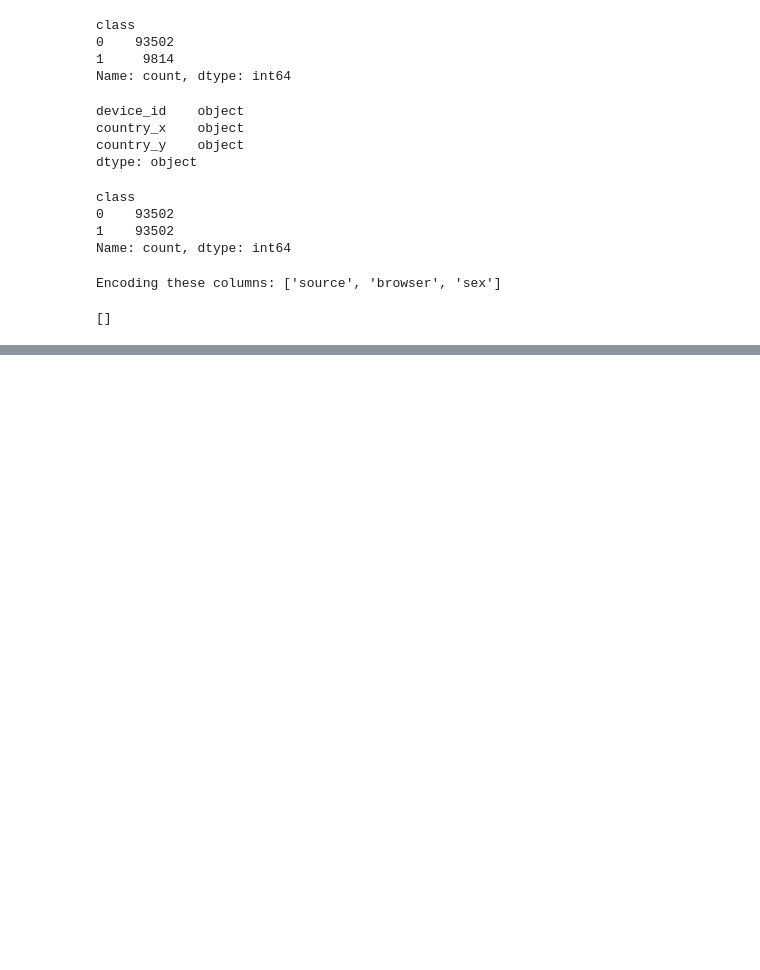
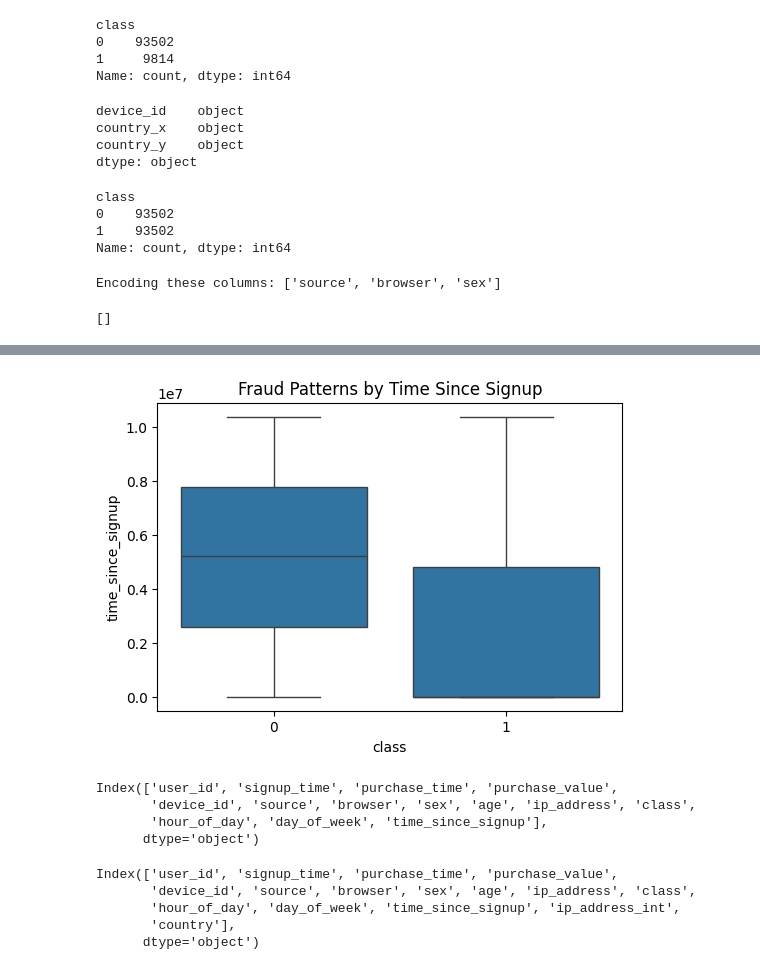
Before and after one commit to yordanosmoges2/Improved-Detection-of-Fraud-Cases-for-E-Commerce-and-Bank-Transactions, a Jupyter notebook: notebooks/task1.ipynb, the cells around one changed output, grey strips where cells are left out. Saved outputs shown, nothing was run; the diff lists cells and outputs as text; code cells hidden in the pictures; blank space fills up the shorter version.

```diff
--- a/notebooks/task1.ipynb
+++ b/notebooks/task1.ipynb
@@ -456,0 +545,14 @@ Encoding these columns: ['source', 'browser', 'sex']
+# %%
+plt.figure(figsize=(6,4))
+sns.boxplot(x="class", y="time_since_signup", data=fraud)
+plt.title("Fraud Patterns by Time Since Signup")
+plt.show()
+# %% [output]
+[figure, added]
+# %%
+fraud.columns
+# %% [output]
+Index(['user_id', 'signup_time', 'purchase_time', 'purchase_value',
+       'device_id', 'source', 'browser', 'sex', 'age', 'ip_address', 'class',
+       'hour_of_day', 'day_of_week', 'time_since_signup'],
+      dtype='object')
@@ -456,0 +577,8 @@ Encoding these columns: ['source', 'browser', 'sex']
+# %%
+fraud.columns
+# %% [output]
+Index(['user_id', 'signup_time', 'purchase_time', 'purchase_value',
+       'device_id', 'source', 'browser', 'sex', 'age', 'ip_address', 'class',
+       'hour_of_day', 'day_of_week', 'time_since_signup', 'ip_address_int',
+       'country'],
+      dtype='object')
```
Also changed, not shown: parts of 14 cells of this notebook.
